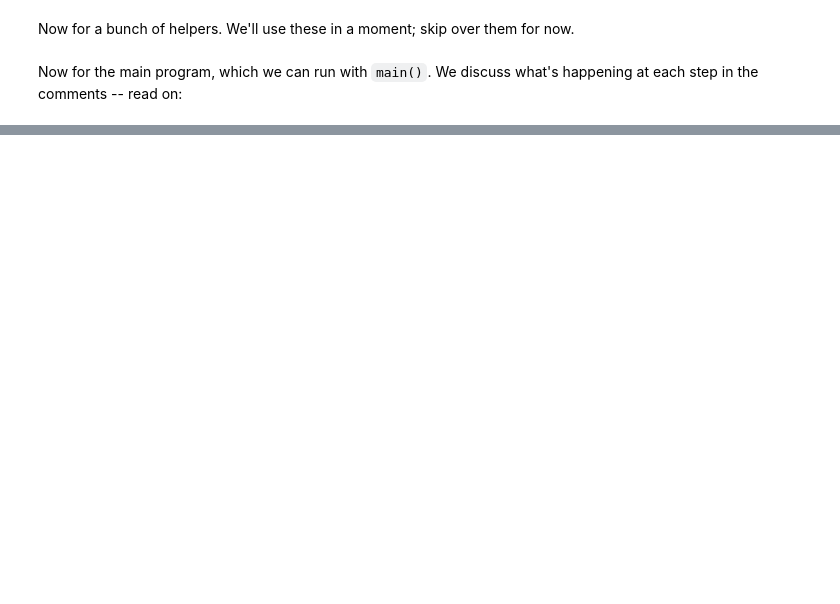
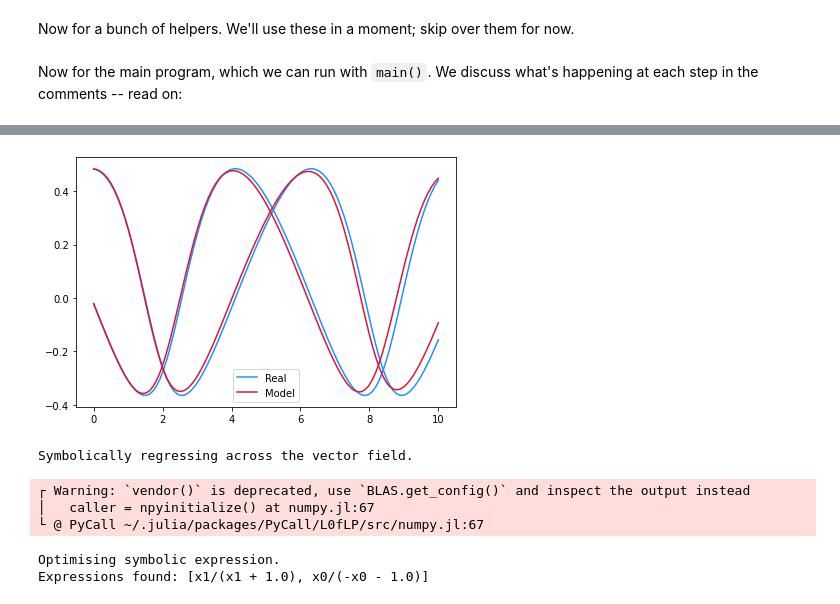
Before and after one commit to patrick-kidger/diffrax, a Jupyter notebook: examples/symbolic_regression.ipynb, the cells around one changed output, grey strips where cells are left out. Drawn from its saved outputs; the diff is of its cells as text; code cells hidden in the pictures; blank space fills up the shorter version.

Commit message:
Updated symbolic regression example

```diff
--- a/examples/symbolic_regression.ipynb
+++ b/examples/symbolic_regression.ipynb
@@ -199,3 +218,6 @@ def main(
         trained_expressions.append(expression)
 
     print(f"Expressions found: {trained_expressions}")
+# %%
+main()
+# %% [output]
@@ -201,0 +237,7 @@ def main(
+[figure, added]
+Symbolically regressing across the vector field.
+┌ Warning: `vendor()` is deprecated, use `BLAS.get_config()` and inspect the output instead
+│   caller = npyinitialize() at numpy.jl:67
+└ @ PyCall ~/.julia/packages/PyCall/L0fLP/src/numpy.jl:67
+Optimising symbolic expression.
+Expressions found: [x1/(x1 + 1.0), x0/(-x0 - 1.0)]
```
Also changed, not shown: parts of 5 cells of this notebook.
